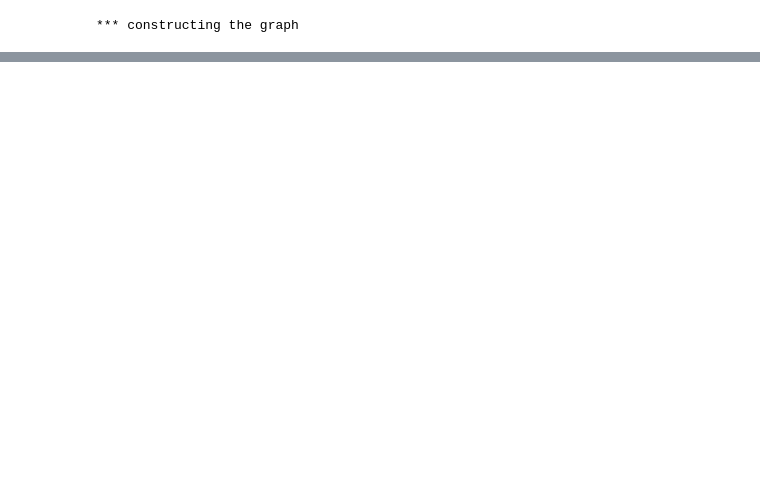
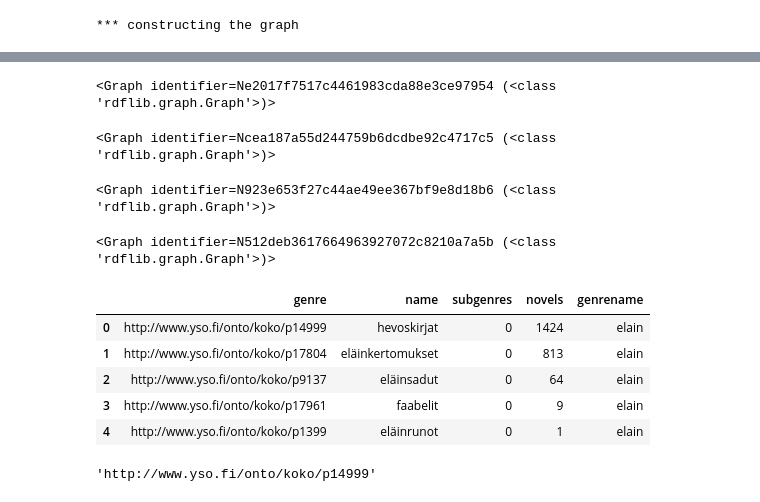
Before and after one commit to telmaau/ks-tutkielma, a Jupyter notebook: code/preprocess/graphs2csv.ipynb, the cells around one changed output, grey strips where cells are left out. Drawn from its saved outputs; the diff is of its cells as text; code cells hidden in the pictures; blank space fills up the shorter version.

```diff
--- a/code/preprocess/graphs2csv.ipynb
+++ b/code/preprocess/graphs2csv.ipynb
@@ -806,0 +182,52 @@ df_fo_final
+# %%
+# Finnish graph with publishers
+f_k = Graph()
+
+f_k.parse(data=results, format="turtle")
+# %% [output]
+<Graph identifier=Ne2017f7517c4461983cda88e3ce97954 (<class 'rdflib.graph.Graph'>)>
+# %%
+# existing graphs
+
+
+f = Graph()
+f.parse('../../data/finnish_graph2.nt')
+# %% [output]
+<Graph identifier=Ncea187a55d244759b6dcdbe92c4717c5 (<class 'rdflib.graph.Graph'>)>
+# %%
+# foreign
+g = Graph()
+
+g.parse('../../data/nat_lang_graph.nt')
+# %% [output]
+<Graph identifier=N923e653f27c44ae49ee367bf9e8d18b6 (<class 'rdflib.graph.Graph'>)>
+# %%
+# genre
+
+# load genre graphs
+g_fi = Graph()
+g_fi.parse("../../data/finnish_genre_theme.nt",format="nt")
+
+g_fo = Graph()
+g_fo.parse("../../data/translated_theme_genre_new.nt",format="nt")
+# %% [output]
+<Graph identifier=N512deb3617664963927072c8210a7a5b (<class 'rdflib.graph.Graph'>)>
+# %%
+# load genre df
+genre_df= pd.read_csv("../../data/genre_df.csv",sep="\t", index_col=0)
+genre_df.head()
+# %% [output]
+|  | genre | name | subgenres | novels | genrename |
+| 0 | http://www.yso.fi/onto/koko/p14999 | hevoskirjat | 0 | 1424 | elain |
+| 1 | http://www.yso.fi/onto/koko/p17804 | eläinkertomukset | 0 | 813 | elain |
+| 2 | http://www.yso.fi/onto/koko/p9137 | eläinsadut | 0 | 64 | elain |
+| 3 | http://www.yso.fi/onto/koko/p17961 | faabelit | 0 | 9 | elain |
+| 4 | http://www.yso.fi/onto/koko/p1399 | eläinrunot | 0 | 1 | elain |
+# %%
+# make a genre dict
+# {genrename: [genre,genre,genre]}
+genre_dict=genre_df.groupby("genrename")["genre"].unique().to_dict()
+# see one category for example
+genre_dict["elain"]
+# %% [output]
+'http://www.yso.fi/onto/koko/p14999'
```
Also changed, not shown: parts of 78 cells of this notebook, 5 other files.
